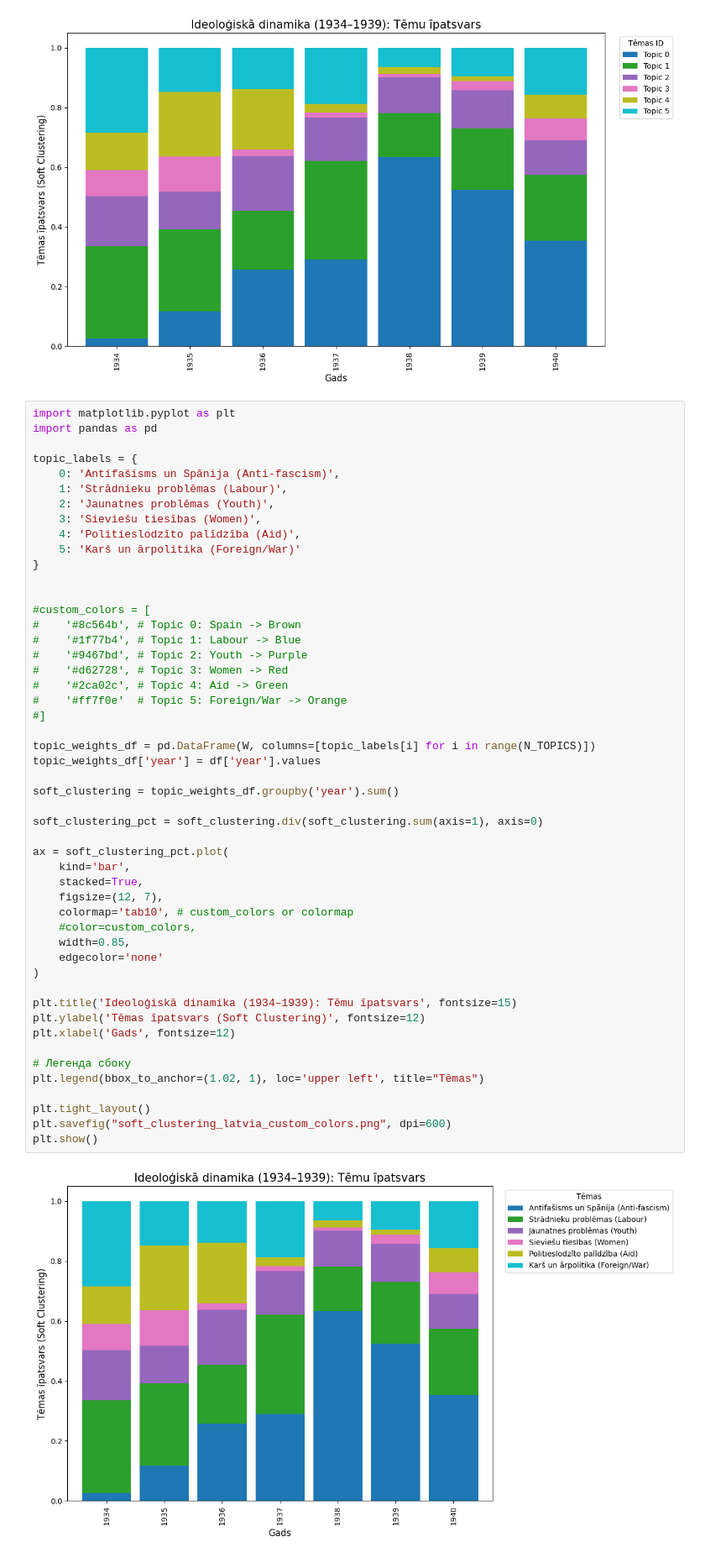
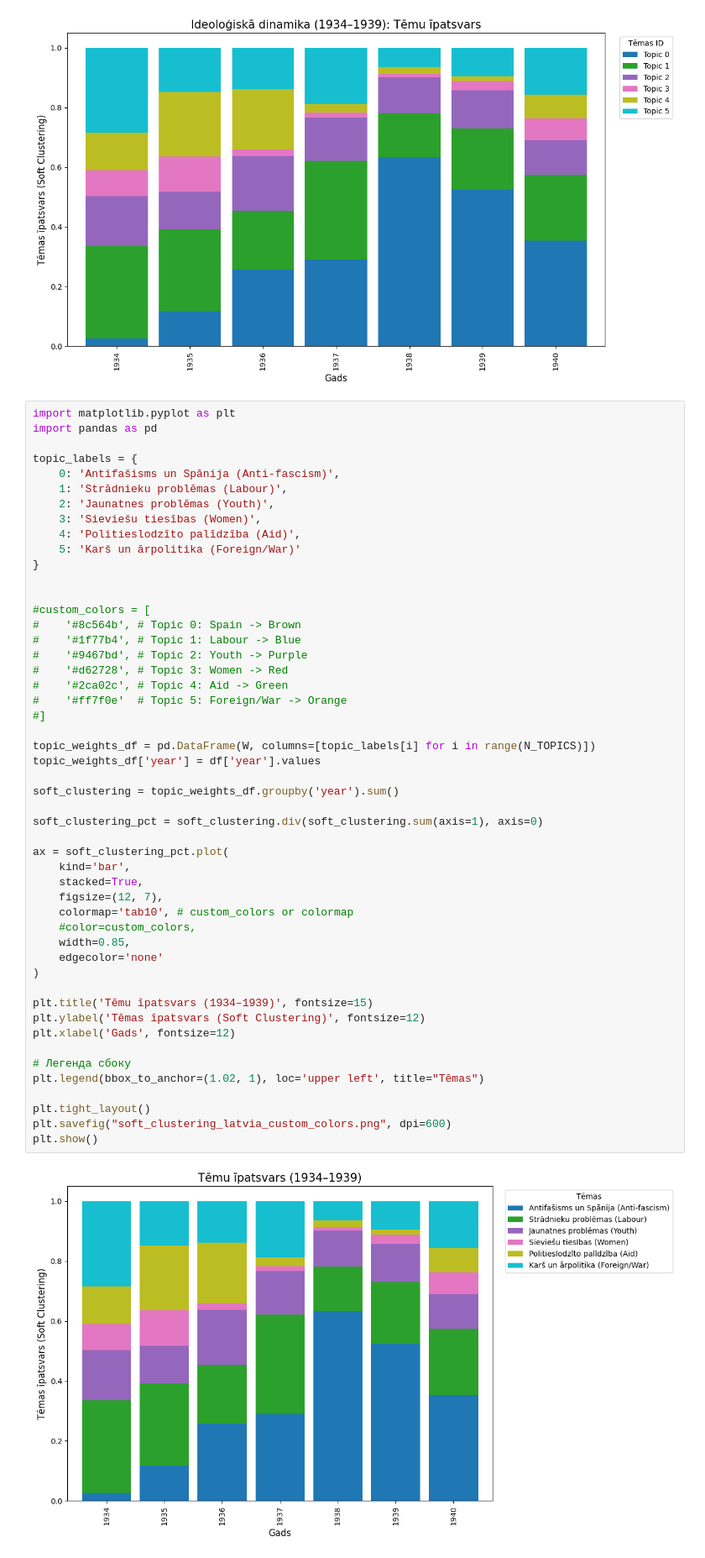
Before and after one commit to Vladusty/latvian-communist-leaflet-corpus-1934-1940, a Jupyter notebook: notebooks/lemmatized_leaflet_tf_idf/lemmatized_leaflet_tfidf_topic_modeling_nmf_1934_1940.ipynb, the cells around one changed output. Shown at 84% size. Cells and saved outputs as stored; diff of their text form.

```diff
--- a/notebooks/lemmatized_leaflet_tf_idf/lemmatized_leaflet_tfidf_topic_modeling_nmf_1934_1940.ipynb
+++ b/notebooks/lemmatized_leaflet_tf_idf/lemmatized_leaflet_tfidf_topic_modeling_nmf_1934_1940.ipynb
@@ -334,35 +314,35 @@ topic_labels = {
 #    '#ff7f0e'  # Topic 5: Foreign/War -> Orange
 #]
 
 topic_weights_df = pd.DataFrame(W, columns=[topic_labels[i] for i in range(N_TOPICS)])
 topic_weights_df['year'] = df['year'].values
 
 soft_clustering = topic_weights_df.groupby('year').sum()
 
 soft_clustering_pct = soft_clustering.div(soft_clustering.sum(axis=1), axis=0)
 
 ax = soft_clustering_pct.plot(
     kind='bar',
     stacked=True,
     figsize=(12, 7),
     colormap='tab10', # custom_colors or colormap
     #color=custom_colors,
     width=0.85,
     edgecolor='none'
 )
 
-plt.title('Ideoloģiskā dinamika (1934–1939): Tēmu īpatsvars', fontsize=15)
+plt.title('Tēmu īpatsvars (1934–1939)', fontsize=15)
 plt.ylabel('Tēmas īpatsvars (Soft Clustering)', fontsize=12)
 plt.xlabel('Gads', fontsize=12)
 
 # Легенда сбоку
 plt.legend(bbox_to_anchor=(1.02, 1), loc='upper left', title="Tēmas")
 
 plt.tight_layout()
 plt.savefig("soft_clustering_latvia_custom_colors.png", dpi=600)
 plt.show()
 # %% [output]
-[figure, old version]
+[figure, new version]
 # %%
 import matplotlib.pyplot as plt
 import pandas as pd
```
Also changed, not shown: parts of 6 cells of this notebook.
